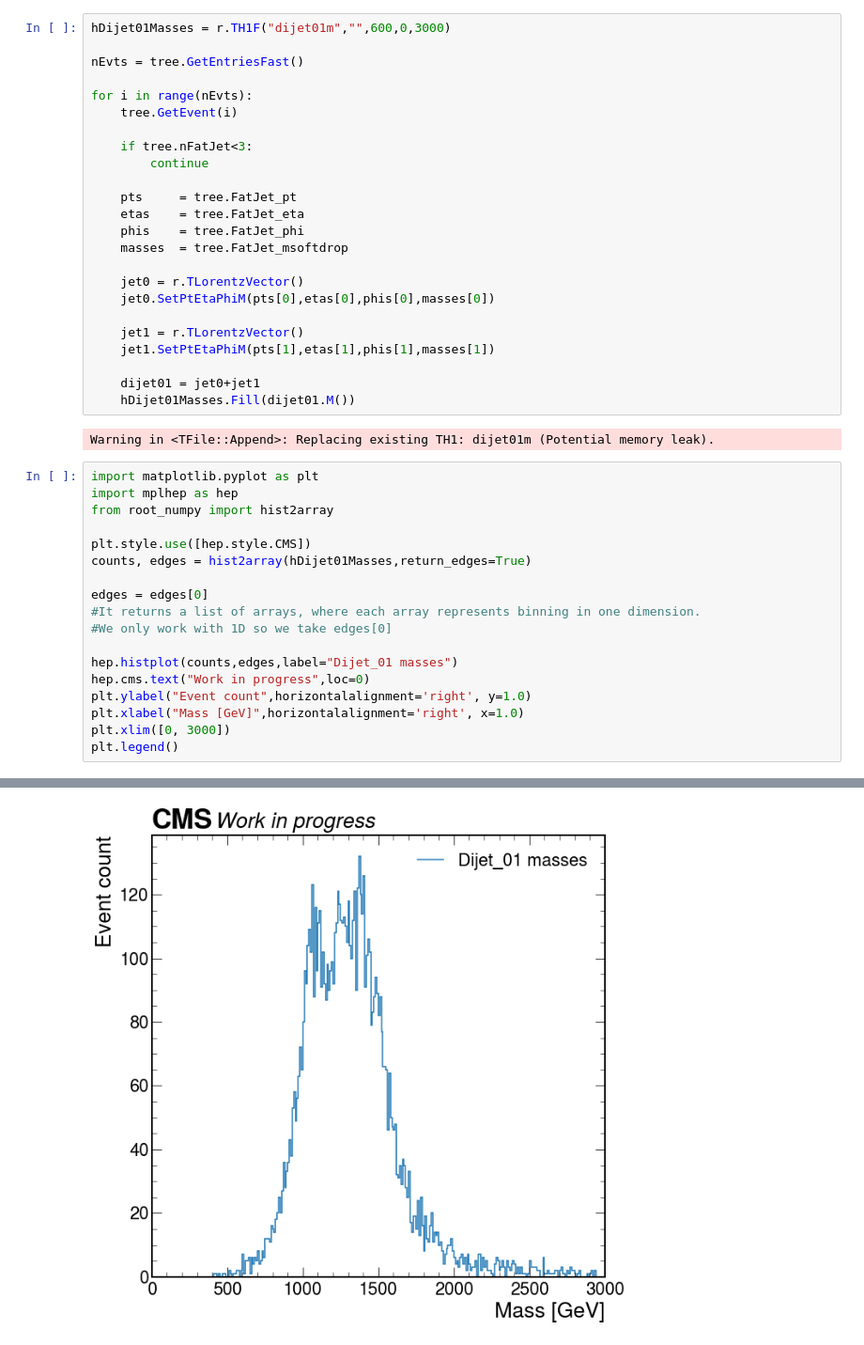
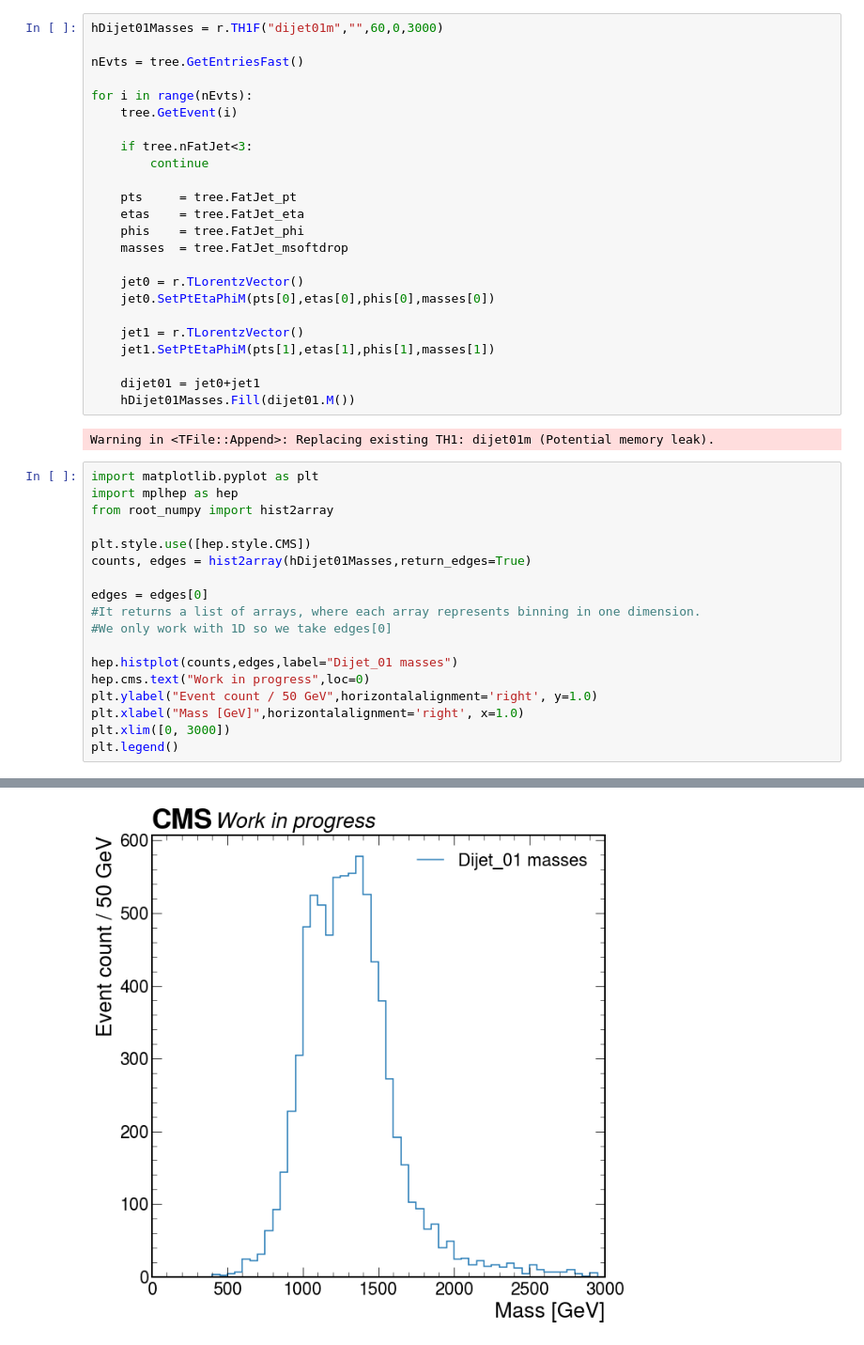
Before and after one commit to mroguljic/H3PO_Autumn, a Jupyter notebook: notebooks/evtLoopExample.ipynb, the cells around one changed output, grey strips where cells are left out. Shown at 94% size. Saved outputs shown, nothing was run; the diff lists cells and outputs as text.

```diff
--- a/notebooks/evtLoopExample.ipynb
+++ b/notebooks/evtLoopExample.ipynb
@@ -10,7 +10,7 @@ tree = f.Get("Events")
 # %% [output]
 Warning in <TClass::Init>: no dictionary for class __pair_base<edm::Hash<1>,edm::ParameterSetBlob> is available
 # %%
-hDijet01Masses = r.TH1F("dijet01m","",600,0,3000)
+hDijet01Masses = r.TH1F("dijet01m","",60,0,3000)
 
 nEvts = tree.GetEntriesFast()
 
@@ -38,21 +38,21 @@ Warning in <TFile::Append>: Replacing existing TH1: dijet01m (Potential memory l
 # %%
 import matplotlib.pyplot as plt
 import mplhep as hep
 from root_numpy import hist2array
 
 plt.style.use([hep.style.CMS])
 counts, edges = hist2array(hDijet01Masses,return_edges=True)
 
 edges = edges[0]
 #It returns a list of arrays, where each array represents binning in one dimension.
 #We only work with 1D so we take edges[0]
 
 hep.histplot(counts,edges,label="Dijet_01 masses")
 hep.cms.text("Work in progress",loc=0)
-plt.ylabel("Event count",horizontalalignment='right', y=1.0)
+plt.ylabel("Event count / 50 GeV",horizontalalignment='right', y=1.0)
 plt.xlabel("Mass [GeV]",horizontalalignment='right', x=1.0)
 plt.xlim([0, 3000])
 plt.legend()
 # %% [output]
 <matplotlib.legend.Legend at 0x...>
-[figure, old version]
+[figure, new version]
```
